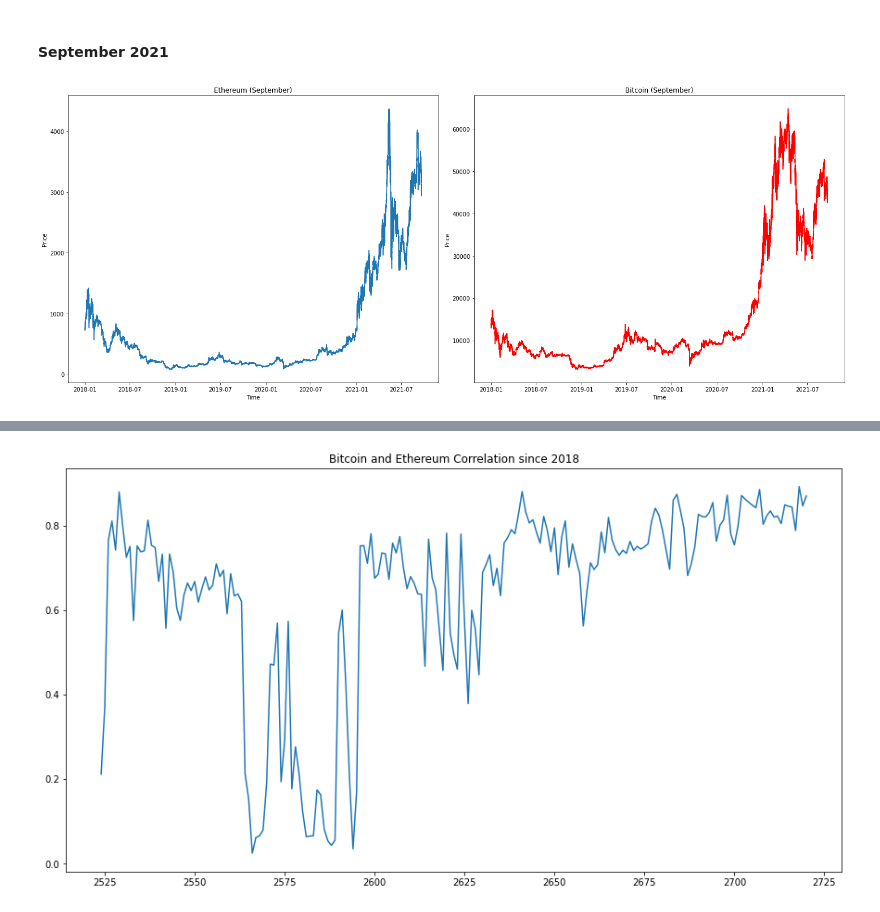
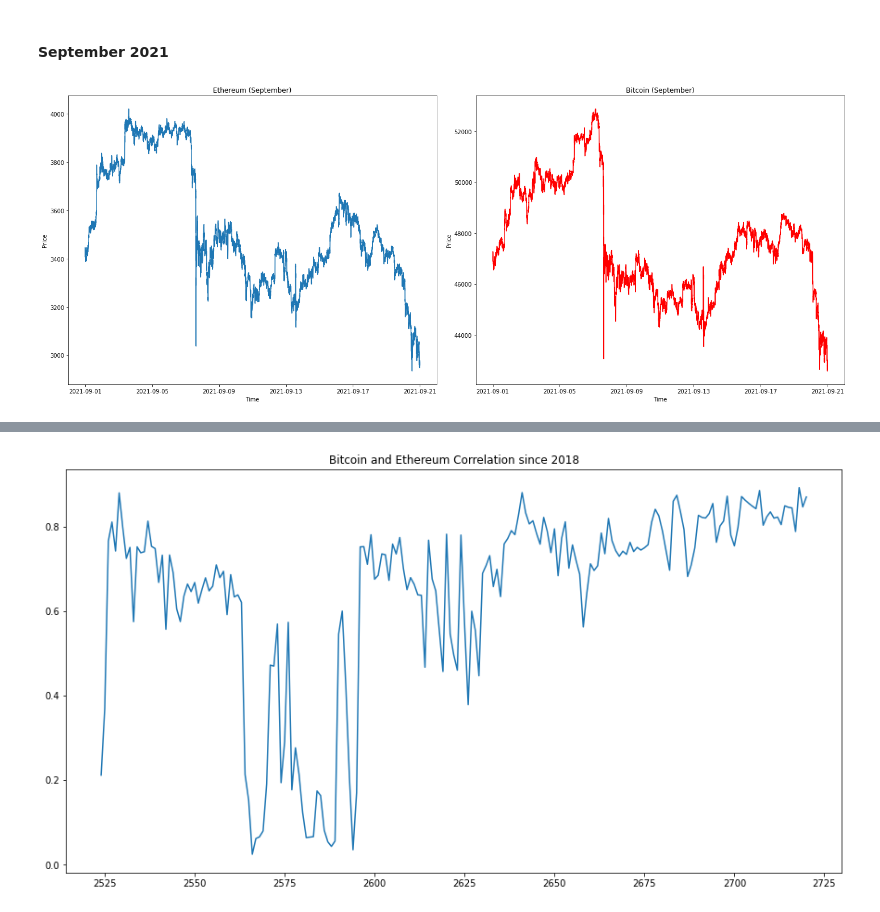
Before and after one commit to ProsperChuks/G-Research-Crypto-Forecasting, a Jupyter notebook: g-r-crypto-forecast.ipynb, the cells around one changed output, grey strips where cells are left out. Cells and saved outputs as stored; diff of their text form; code cells hidden in the pictures.

Commit message:
all assets

```diff
--- a/g-r-crypto-forecast.ipynb
+++ b/g-r-crypto-forecast.ipynb
@@ -71,7 +87,6 @@ print("--> Checking for physical Tensorflow devices")
 for device in tf.config.list_physical_devices():
     print(": {}".format(device.name))
 
-btc = base_train.loc[base_train['Asset_ID'] == 1]
 btc.set_index(btc.time, drop=True, inplace=True)
 # %% [output]
 --> Checking for physical Tensorflow devices
@@ -153,6 +165,0 @@ dtype: int64
-# %%
-re_btc = btc.Close.resample('M').mean()
-rcParams['figure.figsize'] = 20, 10
-decomp_series = sm.tsa.seasonal_decompose(re_btc, model='addictive')
-decomp_series.plot()
-plt.show()
@@ -163,6 +165,0 @@ plt.show()
-# %%
-re_eth = eth.Close.resample('M').mean()
-rcParams['figure.figsize'] = 20, 10
-decomp_series = sm.tsa.seasonal_decompose(re_eth, model='addictive')
-decomp_series.plot()
-plt.show()
@@ -228,19 +296,2 @@ plt.show()
 # %% [markdown]
 ### Autocorrelation and Partial Autocorrelation
-# %%
-rcParams['figure.figsize'] = 18, 10
-re_btc = diff(btc.Close)[1:].resample('D').mean()
-re_eth = diff(eth.Close)[1:].resample('D').mean()
-
-fig, axes = plt.subplots(4,1)
-fig = plot_acf(re_btc, lags=20, ax=axes[0])
-fig = plot_pacf(re_btc, lags=20, ax=axes[1])
-fig = plot_acf(re_eth, lags=20, ax=axes[2])
-fig = plot_pacf(re_eth, lags=20, ax=axes[3])
-axes[0].set_title('Bitcoin ACF')
-axes[1].set_title('Bitcoin PACF')
-axes[2].set_title('Ethereum ACF')
-axes[3].set_title('Ethereum PACF')
-
-plt.tight_layout()
-plt.show()
@@ -271,20 +327,22 @@ plt.show()
 #### September 2021
 # %%
 # 1 Month Plot
+btc_sep = btc.loc['2021-09-01 00:01:00':'2021-09-30 00:01:00']
+eth_sep = eth.loc['2021-09-01 00:01:00':'2021-09-30 00:01:00']
 
 fig = plt.figure(figsize=(20, 8))
 fig.add_subplot(121)
 plt.title('Ethereum (September)')
 plt.xlabel('Time')
 plt.ylabel('Price')
-plt.plot(eth.index, eth.Close)
+plt.plot(eth_sep.time, eth_sep.Close)
 
 fig.add_subplot(122)
 plt.title('Bitcoin (September)')
-plt.plot(btc.index, btc.Close, color='r')
+plt.plot(btc_sep.time, btc_sep.Close, color='r')
 plt.xlabel('Time')
 plt.ylabel('Price')
 plt.tight_layout()
 plt.show()
 # %% [output]
-[figure, old version]
+[figure, new version]
```
Also changed, not shown: parts of 24 cells of this notebook.
